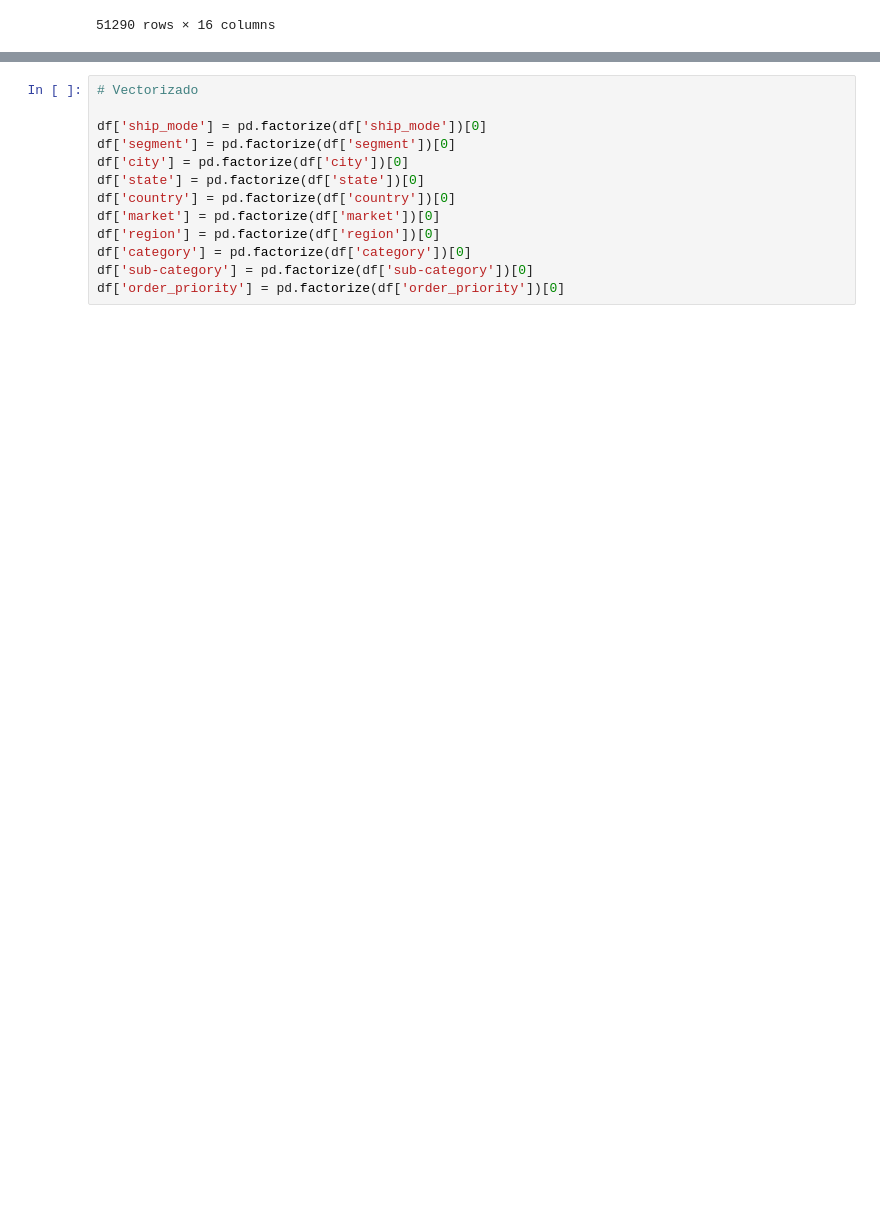
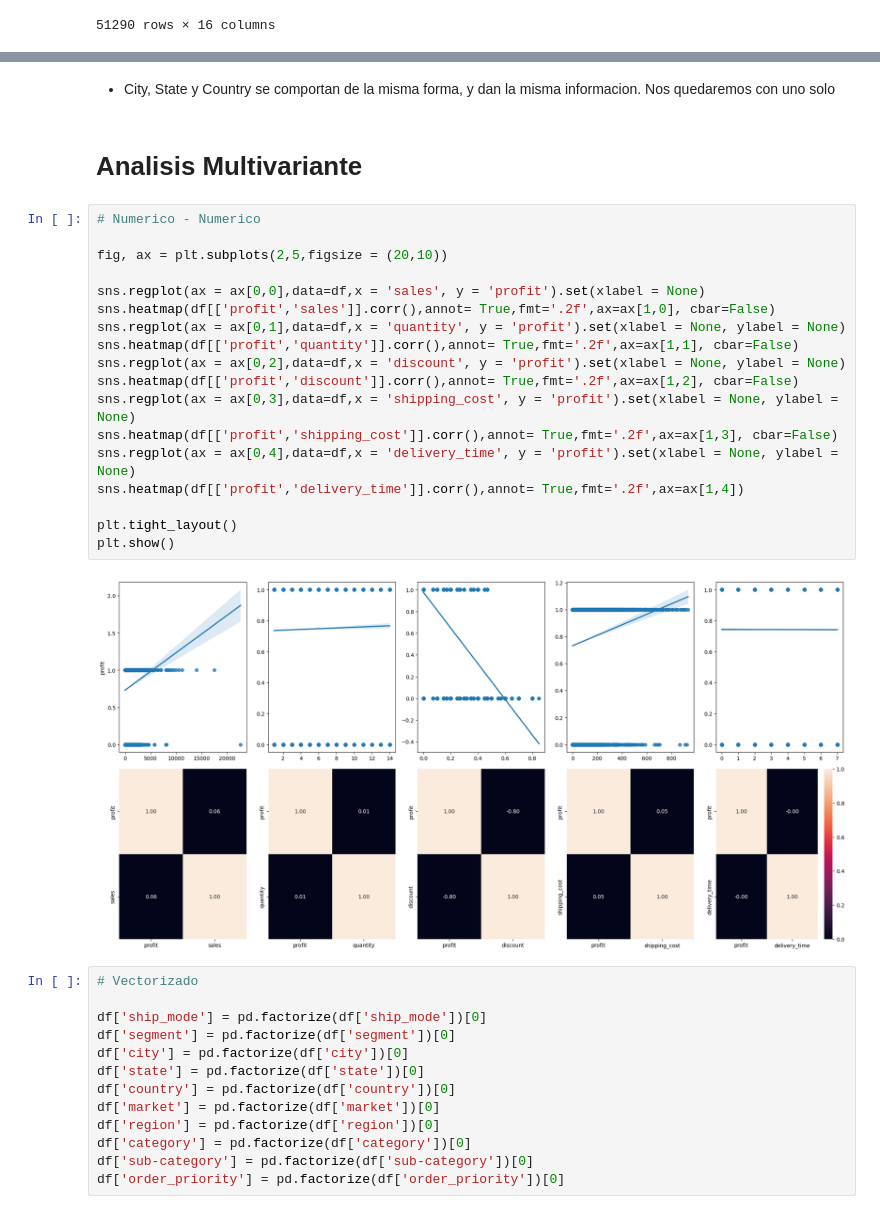
Before and after one commit to 4GeeksAcademy/FINAL_GLOBAL_SUPERSTORE, a Jupyter notebook: src/explore.ipynb, the cells around one changed output, grey strips where cells are left out. Drawn from its saved outputs; the diff is of its cells as text; blank space fills up the shorter version.

```diff
--- a/src/explore.ipynb
+++ b/src/explore.ipynb
@@ -155,3 +240,27 @@ df
+# %% [markdown]
+- City, State y Country se comportan de la misma forma, y dan la misma informacion. Nos quedaremos con uno solo
+# %% [markdown]
+# Analisis Multivariante
+# %%
+# Numerico - Numerico
+
+fig, ax = plt.subplots(2,5,figsize = (20,10))
+
+sns.regplot(ax = ax[0,0],data=df,x = 'sales', y = 'profit').set(xlabel = None)
+sns.heatmap(df[['profit','sales']].corr(),annot= True,fmt='.2f',ax=ax[1,0], cbar=False)
+sns.regplot(ax = ax[0,1],data=df,x = 'quantity', y = 'profit').set(xlabel = None, ylabel = None)
+sns.heatmap(df[['profit','quantity']].corr(),annot= True,fmt='.2f',ax=ax[1,1], cbar=False)
+sns.regplot(ax = ax[0,2],data=df,x = 'discount', y = 'profit').set(xlabel = None, ylabel = None)
+sns.heatmap(df[['profit','discount']].corr(),annot= True,fmt='.2f',ax=ax[1,2], cbar=False)
+sns.regplot(ax = ax[0,3],data=df,x = 'shipping_cost', y = 'profit').set(xlabel = None, ylabel = None)
+sns.heatmap(df[['profit','shipping_cost']].corr(),annot= True,fmt='.2f',ax=ax[1,3], cbar=False)
+sns.regplot(ax = ax[0,4],data=df,x = 'delivery_time', y = 'profit').set(xlabel = None, ylabel = None)
+sns.heatmap(df[['profit','delivery_time']].corr(),annot= True,fmt='.2f',ax=ax[1,4])
+
+plt.tight_layout()
+plt.show()
+# %% [output]
+[figure, added]
 # %%
 # Vectorizado
 
```
Also changed, not shown: parts of 18 cells of this notebook.
